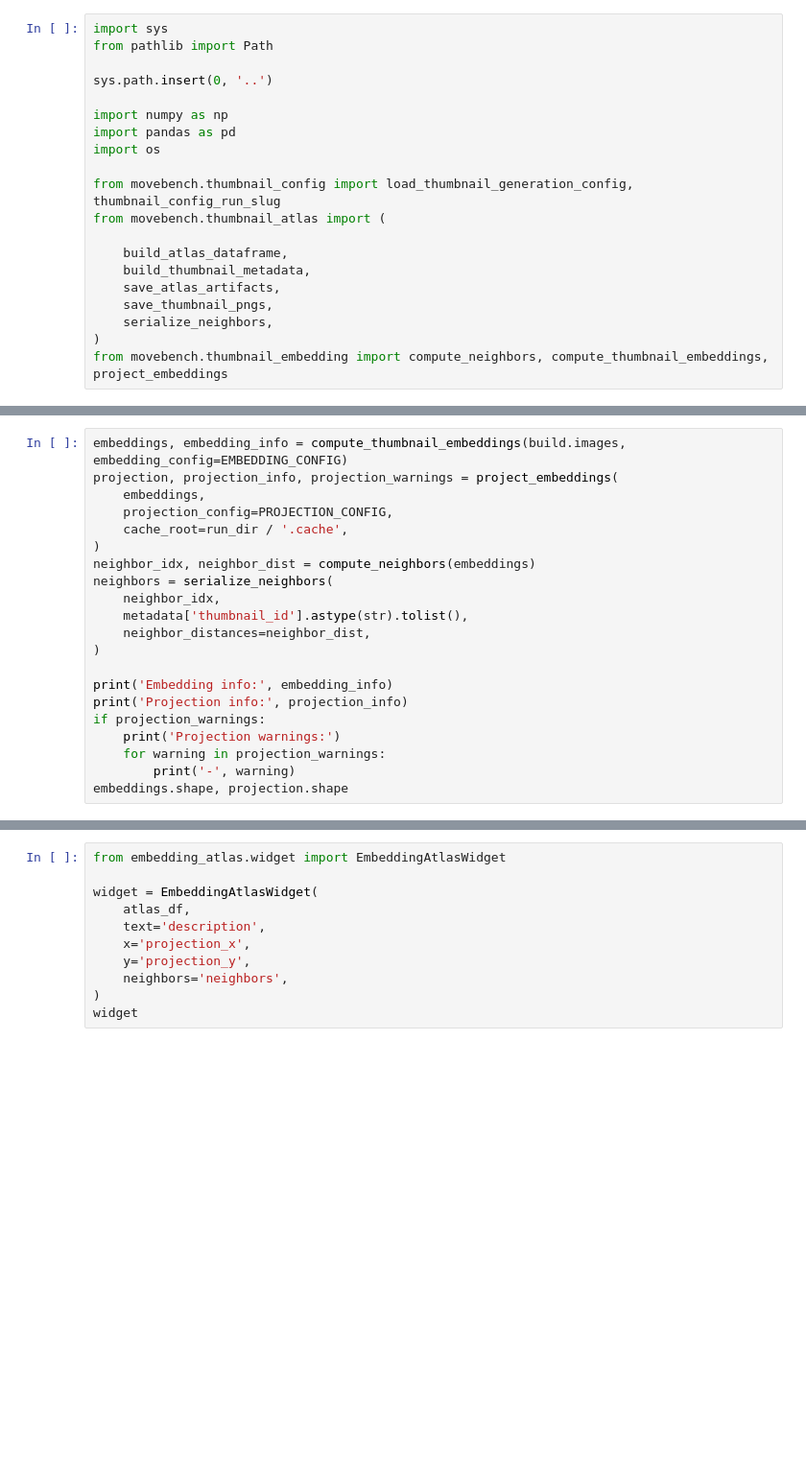
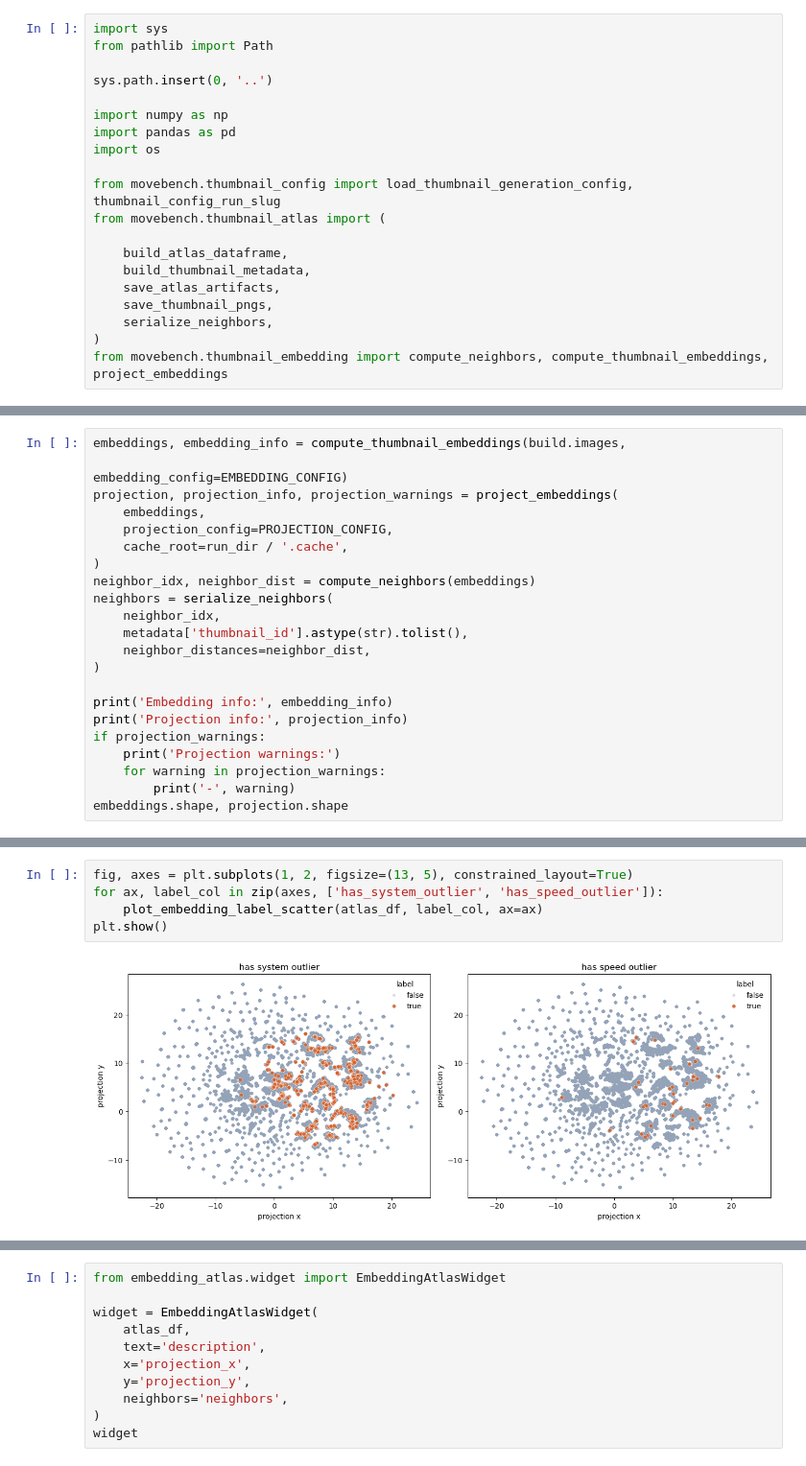
Before and after one commit to justinkay/movebench, a Jupyter notebook: notebooks/thumbnail_dino_atlas.ipynb, the cells around one changed output, grey strips where cells are left out. Shown at 96% size. Saved outputs shown, nothing was run; the diff lists cells and outputs as text; blank space fills up the shorter version.

```diff
--- a/notebooks/thumbnail_dino_atlas.ipynb
+++ b/notebooks/thumbnail_dino_atlas.ipynb
@@ -91,5 +103,6 @@ True
 # %%
-embeddings, embedding_info = compute_thumbnail_embeddings(build.images, embedding_config=EMBEDDING_CONFIG)
+embeddings, embedding_info = compute_thumbnail_embeddings(build.images,
+                                                          embedding_config=EMBEDDING_CONFIG)
 projection, projection_info, projection_warnings = project_embeddings(
     embeddings,
     projection_config=PROJECTION_CONFIG,
@@ -138,0 +348,7 @@ atlas_df[['thumbnail_id', 'individual_id', 'split', 'overlap_state', 'projection
+# %%
+fig, axes = plt.subplots(1, 2, figsize=(13, 5), constrained_layout=True)
+for ax, label_col in zip(axes, ['has_system_outlier', 'has_speed_outlier']):
+    plot_embedding_label_scatter(atlas_df, label_col, ax=ax)
+plt.show()
+# %% [output]
+[figure, added]
```
Also changed, not shown: parts of 20 cells of this notebook, 9 other files.
